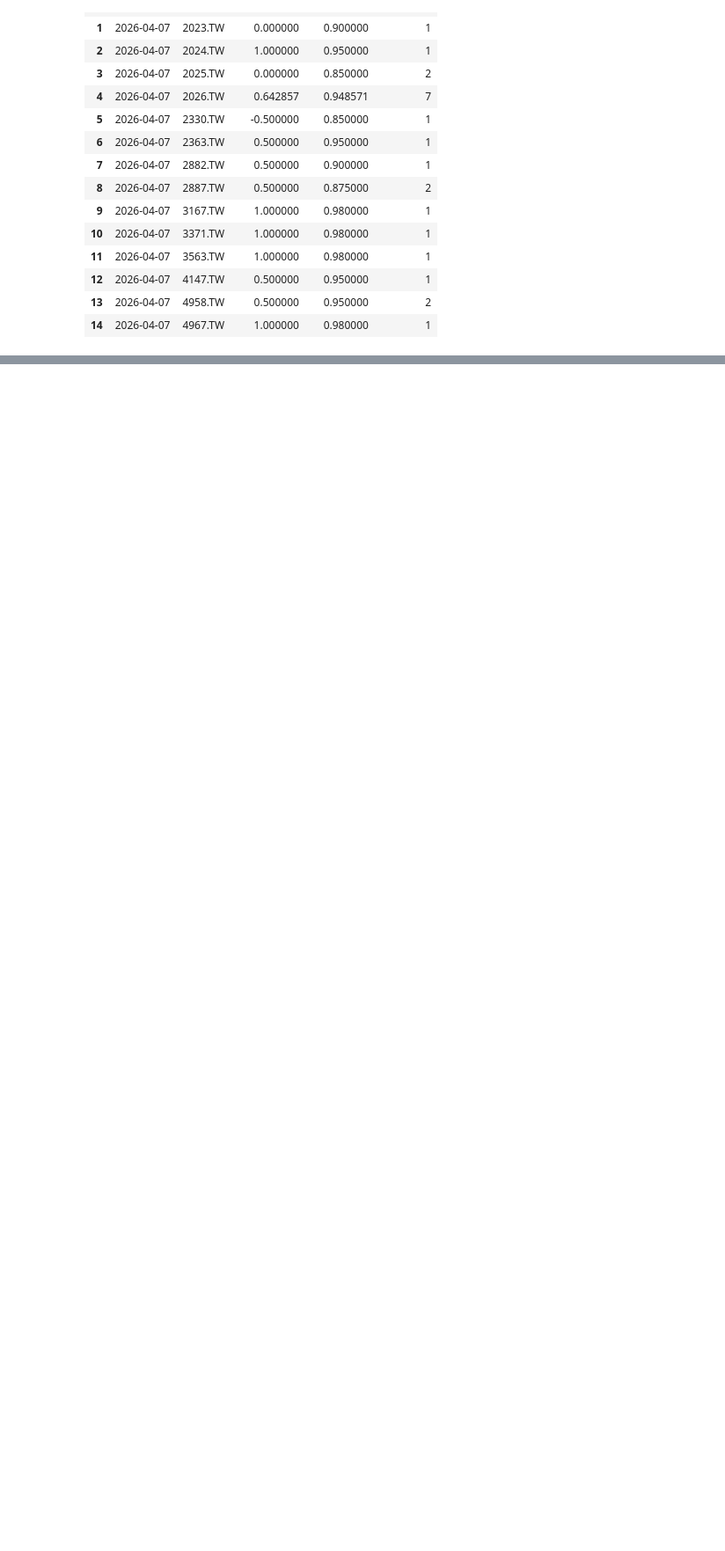
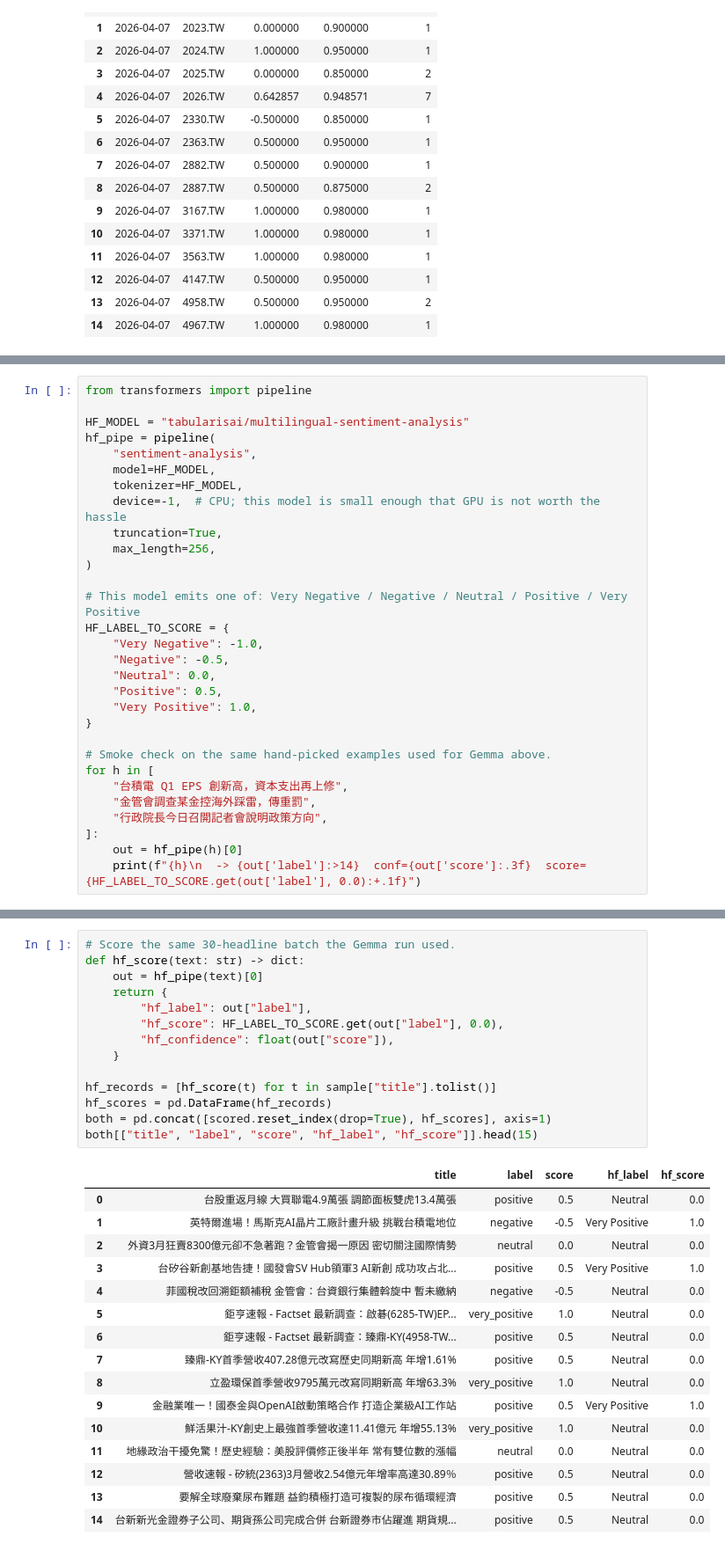
Before and after one commit to poivronvert/quant-news-sentiment, a Jupyter notebook: notebooks/02_sentiment_analysis.ipynb, the cells around one changed output, grey strips where cells are left out. Shown at 88% size. Drawn from its saved outputs; the diff is of its cells as text; blank space fills up the shorter version.

```diff
--- a/notebooks/02_sentiment_analysis.ipynb
+++ b/notebooks/02_sentiment_analysis.ipynb
@@ -217,0 +226,30 @@ daily.head(15)
+# %%
+from transformers import pipeline
+
+HF_MODEL = "tabularisai/multilingual-sentiment-analysis"
+hf_pipe = pipeline(
+    "sentiment-analysis",
+    model=HF_MODEL,
+    tokenizer=HF_MODEL,
+    device=-1,  # CPU; this model is small enough that GPU is not worth the hassle
+    truncation=True,
+    max_length=256,
+)
+
+# This model emits one of: Very Negative / Negative / Neutral / Positive / Very Positive
+HF_LABEL_TO_SCORE = {
+    "Very Negative": -1.0,
+    "Negative": -0.5,
+    "Neutral": 0.0,
+    "Positive": 0.5,
+    "Very Positive": 1.0,
+}
+
+# Smoke check on the same hand-picked examples used for Gemma above.
+for h in [
+    "台積電 Q1 EPS 創新高，資本支出再上修",
+    "金管會調查某金控海外踩雷，傳重罰",
+    "行政院長今日召開記者會說明政策方向",
+]:
+    out = hf_pipe(h)[0]
+    print(f"{h}\n  -> {out['label']:>14}  conf={out['score']:.3f}  score={HF_LABEL_TO_SCORE.get(out['label'], 0.0):+.1f}")
@@ -217,0 +264,31 @@ daily.head(15)
+# %%
+# Score the same 30-headline batch the Gemma run used.
+def hf_score(text: str) -> dict:
+    out = hf_pipe(text)[0]
+    return {
+        "hf_label": out["label"],
+        "hf_score": HF_LABEL_TO_SCORE.get(out["label"], 0.0),
+        "hf_confidence": float(out["score"]),
+    }
+
+hf_records = [hf_score(t) for t in sample["title"].tolist()]
+hf_scores = pd.DataFrame(hf_records)
+both = pd.concat([scored.reset_index(drop=True), hf_scores], axis=1)
+both[["title", "label", "score", "hf_label", "hf_score"]].head(15)
+# %% [output]
+|  | title | label | score | hf_label | hf_score |
+| 0 | 台股重返月線 大買聯電4.9萬張 調節面板雙虎13.4萬張 | positive | 0.5 | Neutral | 0.0 |
+| 1 | 英特爾進場！馬斯克AI晶片工廠計畫升級 挑戰台積電地位 | negative | -0.5 | Very Positive | 1.0 |
+| 2 | 外資3月狂賣8300億元卻不急著跑？金管會揭一原因 密切關注國際情勢 | neutral | 0.0 | Neutral | 0.0 |
+| 3 | 台矽谷新創基地告捷！國發會SV Hub領軍3 AI新創 成功攻占北... | positive | 0.5 | Very Positive | 1.0 |
+| 4 | 菲國稅改回溯鉅額補稅 金管會：台資銀行集體斡旋中 暫未繳納 | negative | -0.5 | Neutral | 0.0 |
+| 5 | 鉅亨速報 - Factset 最新調查：啟碁(6285-TW)EP... | very_positive | 1.0 | Neutral | 0.0 |
+| 6 | 鉅亨速報 - Factset 最新調查：臻鼎-KY(4958-TW... | positive | 0.5 | Neutral | 0.0 |
+| 7 | 臻鼎-KY首季營收407.28億元改寫歷史同期新高 年增1.61% | positive | 0.5 | Neutral | 0.0 |
+| 8 | 立盈環保首季營收9795萬元改寫同期新高 年增63.3% | very_positive | 1.0 | Neutral | 0.0 |
+| 9 | 金融業唯一！國泰金與OpenAI啟動策略合作 打造企業級AI工作站 | positive | 0.5 | Very Positive | 1.0 |
+| 10 | 鮮活果汁-KY創史上最強首季營收達11.41億元 年增55.13% | very_positive | 1.0 | Neutral | 0.0 |
+| 11 | 地緣政治干擾免驚！歷史經驗：美股評價修正後半年 常有雙位數的漲幅 | neutral | 0.0 | Neutral | 0.0 |
+| 12 | 營收速報 - 矽統(2363)3月營收2.54億元年增率高達30.89％ | positive | 0.5 | Neutral | 0.0 |
+| 13 | 要解全球廢棄尿布難題 益鈞積極打造可複製的尿布循環經濟 | positive | 0.5 | Neutral | 0.0 |
+| 14 | 台新新光金證券子公司、期貨孫公司完成合併 台新證券市佔躍進 期貨規... | positive | 0.5 | Neutral | 0.0 |
```
Also changed, not shown: parts of 7 cells of this notebook, 2 other files.
